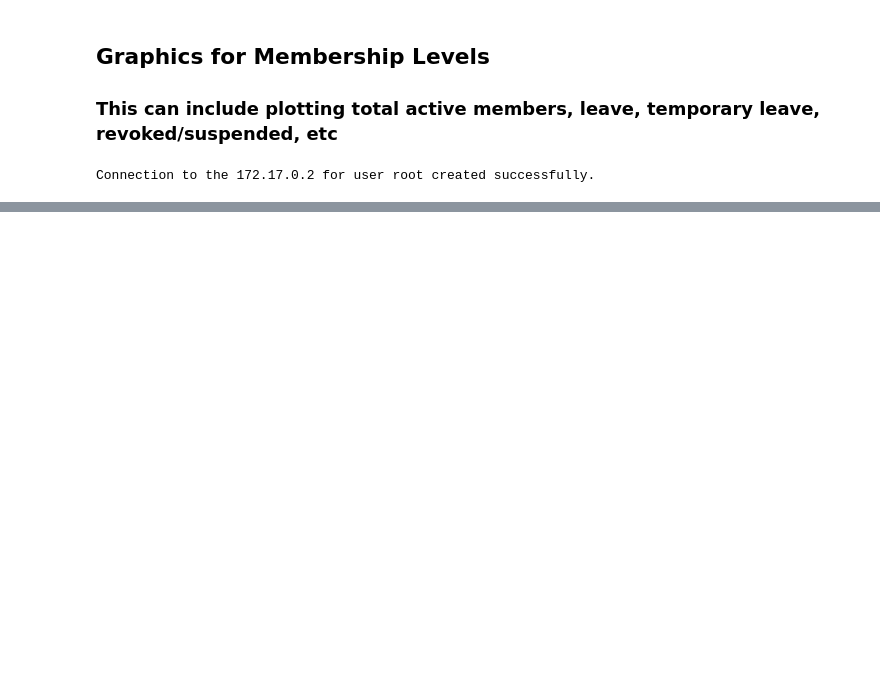
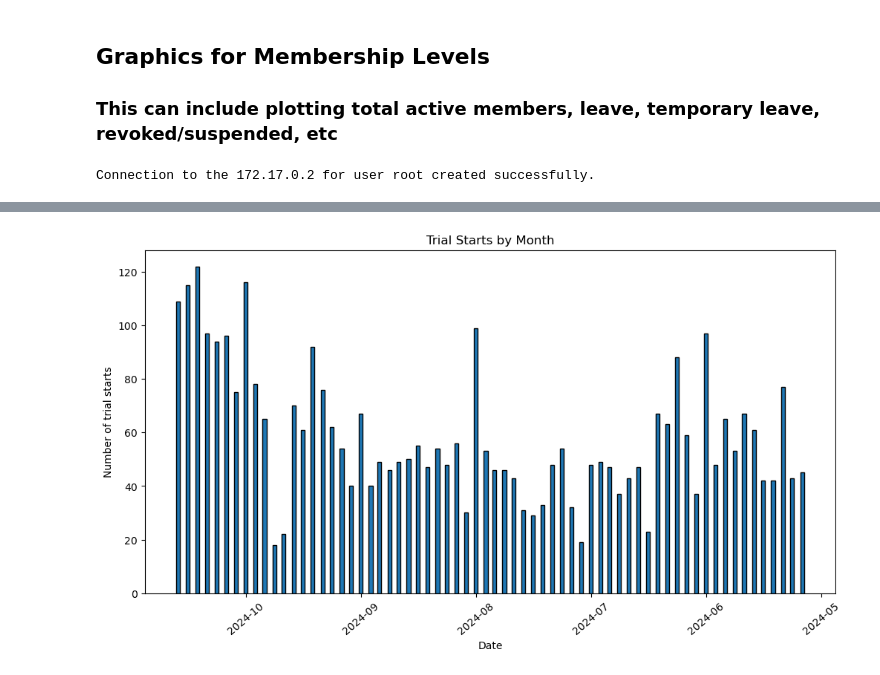
Before and after one commit to calleja/greeneHill, a Jupyter notebook: membership_graphics.ipynb, the cells around one changed output, grey strips where cells are left out. Drawn from its saved outputs; the diff is of its cells as text; code cells hidden in the pictures; blank space fills up the shorter version.

```diff
--- a/membership_graphics.ipynb
+++ b/membership_graphics.ipynb
@@ -130,0 +144,13 @@ plt.show()
+# %%
+query = '''
+select date_format(start_dt, "%Y-%m") as month, count(distinct email) as count
+from consolidated_mem_type
+where type_clean like '%trial%'
+AND start_dt > DATE("2019-06-01")
+group by 1
+order by 1 desc'''
+
+from sqlalchemy import text
+
+with engine.connect() as conn:
+    df3 = pd.read_sql(text(query), con = conn)
@@ -130,0 +166,2 @@ plt.show()
+# %%
+df3 = df3.assign(calendar_mo = pd.to_datetime(df3['month'], format = "%Y-%m"))
@@ -130,0 +197,22 @@ plt.show()
+# %%
+import matplotlib.patches as mpatches
+import matplotlib.ticker as ticker
+
+fig, ax = plt.subplots(figsize=(12,6))
+ax.bar(df3['calendar_mo'],df3['count'], width = 12, edgecolor = 'black')
+ax.set_title("Trial Starts by Month")
+ax.tick_params(axis='x', labelrotation = 40)
+ax.set_xticklabels(df3['calendar_mo'].dt.strftime('%Y-%m'))
+ax.set_ylabel('Number of trial starts')
+ax.set_xlabel("Date")
+
+'''
+ax.xaxis.set_major_locator(ticker.MultipleLocator(space))
+
+#centering xtick labels (middle of text to coincide w/tick)
+for label in ax.get_xticklabels(which='major'):
+    label.set(horizontalalignment='center')
+'''
+plt.show()
+# %% [output]
+[figure, added]
```
Also changed, not shown: parts of 12 cells of this notebook, 3 other files.
